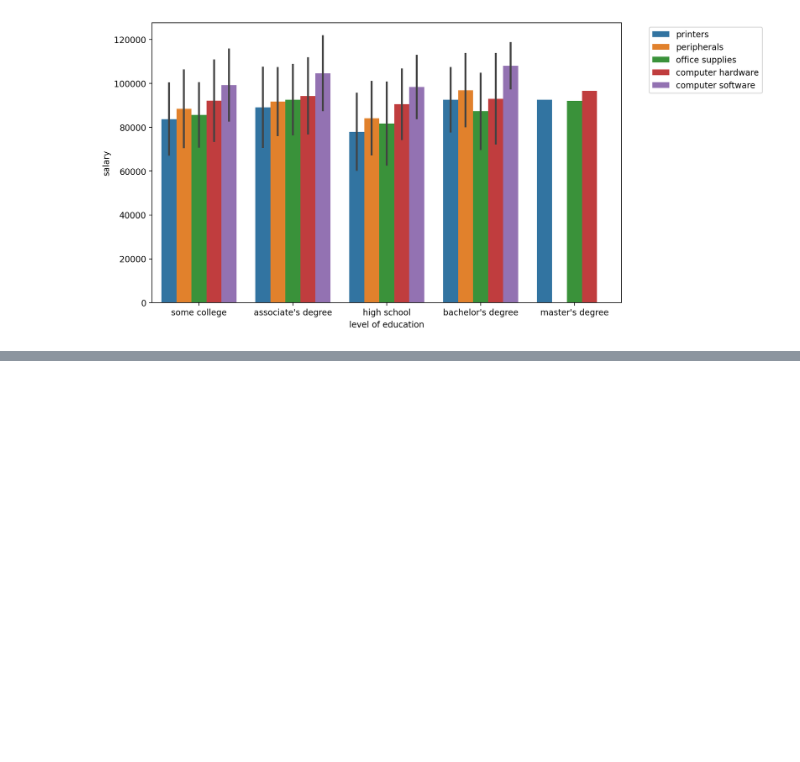
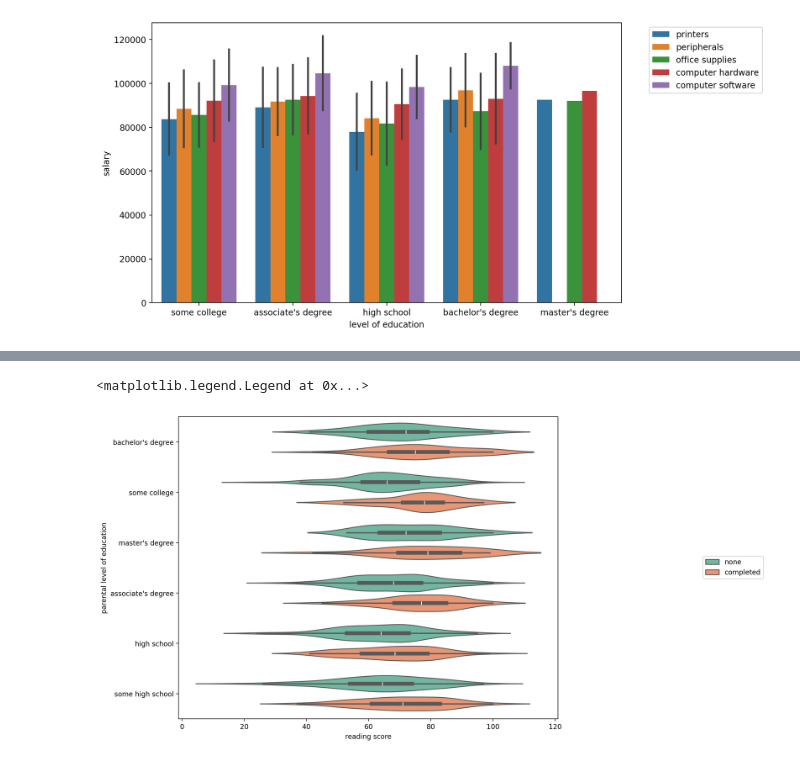
Before and after one commit to elmarhuseynv/Machine-Learning-Masterclass, a Jupyter notebook: 04_Seaborn/03_categorical_plots.ipynb, the cells around one changed output, grey strips where cells are left out. Drawn from its saved outputs; the diff is of its cells as text; code cells hidden in the pictures; blank space fills up the shorter version.

```diff
--- a/04_Seaborn/03_categorical_plots.ipynb
+++ b/04_Seaborn/03_categorical_plots.ipynb
@@ -67,0 +90,9 @@ The `ci` parameter is deprecated. Use `errorbar='sd'` for the same effect.
+# %%
+plt.figure(figsize=(10, 8), dpi=200)
+sns.violinplot(data=df, x='reading score', y='parental level of education', hue='test preparation course',
+            palette='Set2')
+
+plt.legend(bbox_to_anchor=(1.55, 0.55))
+# %% [output]
+<matplotlib.legend.Legend at 0x...>
+[figure, added]
```
Also changed, not shown: parts of 4 cells of this notebook.
